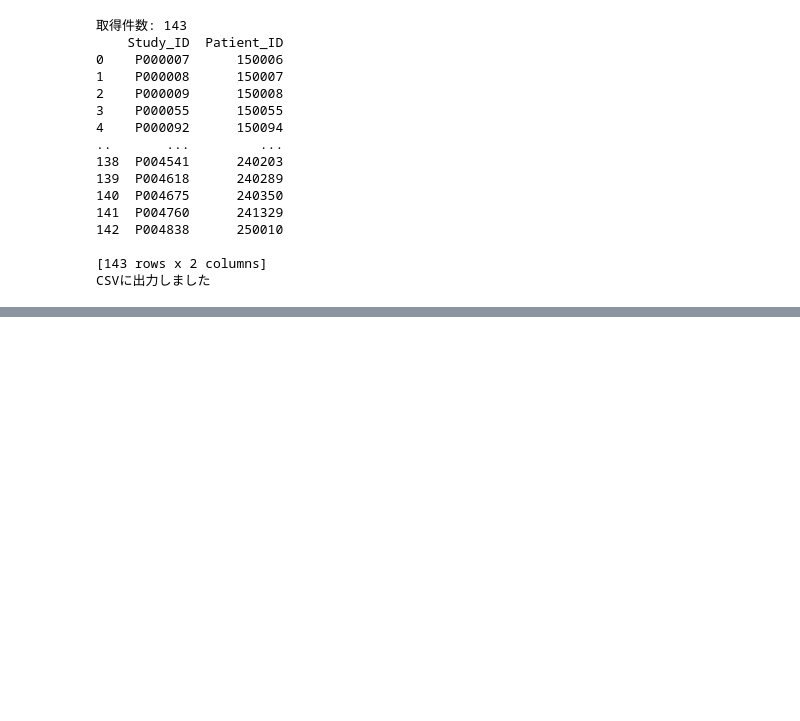
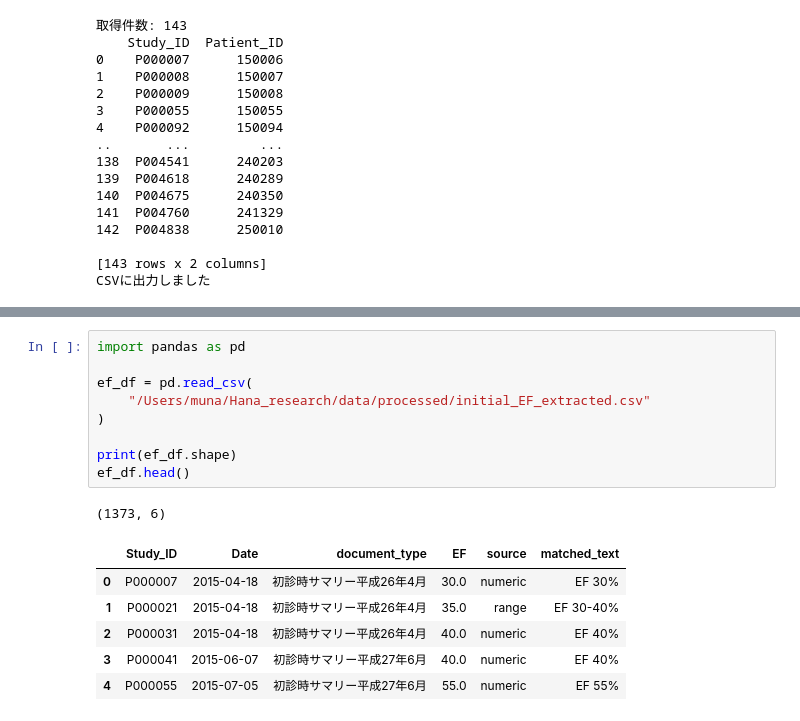
Before and after one commit to charimuna/Hana_research, a Jupyter notebook: notebook/EF_karte.ipynb, the cells around one changed output, grey strips where cells are left out. Cells and saved outputs as stored; diff of their text form; blank space fills up the shorter version.

```diff
--- a/notebook/EF_karte.ipynb
+++ b/notebook/EF_karte.ipynb
@@ -904,0 +1147,17 @@ CSVに出力しました
+# %%
+import pandas as pd
+
+ef_df = pd.read_csv(
+    "/Users/muna/Hana_research/data/processed/initial_EF_extracted.csv"
+)
+
+print(ef_df.shape)
+ef_df.head()
+# %% [output]
+(1373, 6)
+|  | Study_ID | Date | document_type | EF | source | matched_text |
+| 0 | P000007 | 2015-04-18 | 初診時サマリー平成26年4月 | 30.0 | numeric | EF 30% |
+| 1 | P000021 | 2015-04-18 | 初診時サマリー平成26年4月 | 35.0 | range | EF 30-40% |
+| 2 | P000031 | 2015-04-18 | 初診時サマリー平成26年4月 | 40.0 | numeric | EF 40% |
+| 3 | P000041 | 2015-06-07 | 初診時サマリー平成27年6月 | 40.0 | numeric | EF 40% |
+| 4 | P000055 | 2015-07-05 | 初診時サマリー平成27年6月 | 55.0 | numeric | EF 55% |
```
Also changed, not shown: parts of 35 cells of this notebook, 5 other files.
